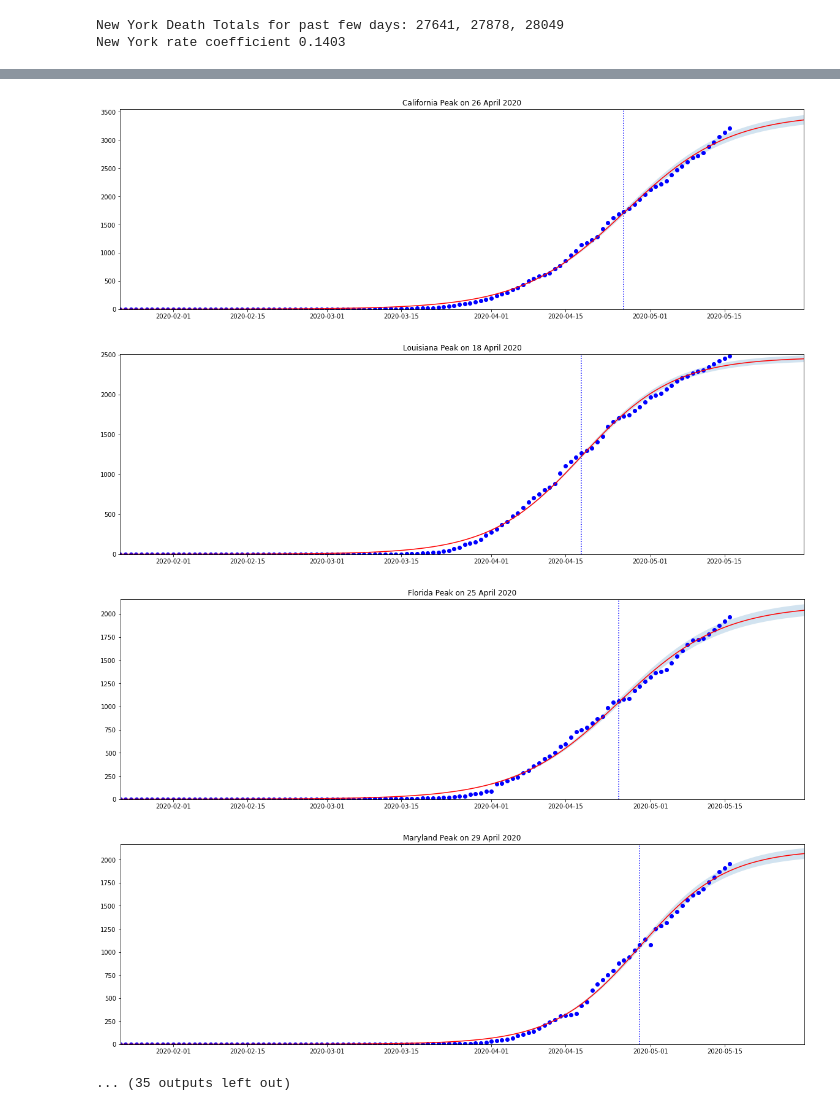
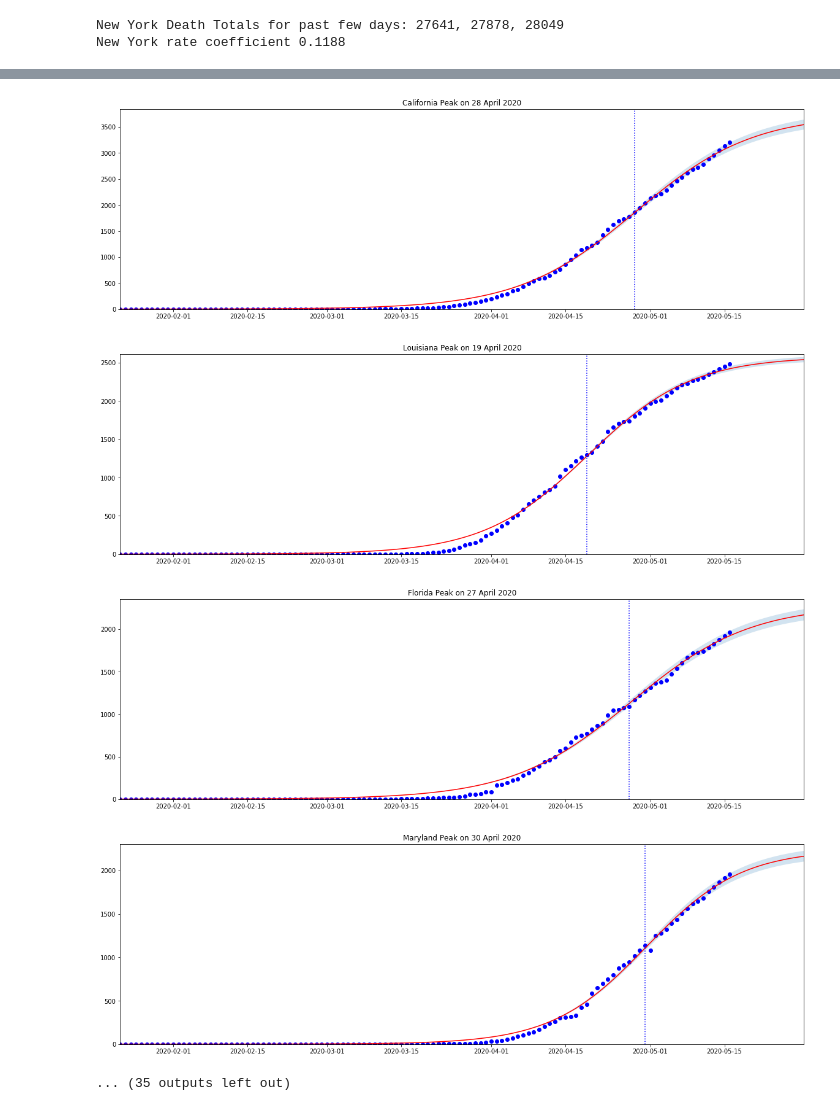
Before and after one commit to msb1/covid19-tracker-fitter, a Jupyter notebook: CovidFitter.ipynb, the cells around one changed output, grey strips where cells are left out. Drawn from its saved outputs; the diff is of its cells as text; code cells hidden in the pictures.

Commit message:
Update with fitter weights

```diff
--- a/CovidFitter.ipynb
+++ b/CovidFitter.ipynb
@@ -39,6 +39,8 @@ xdata = np.linspace(0, num_days - 1, num_days)  # x data for curve fit
 num_days_to_plot = 130
 xtest = np.linspace(0, num_days_to_plot - 1, num_days_to_plot)  # x data for plot and peak
 
+weights = xdata * xdata
+
 base = datetime.datetime(2020, 1, 22)
 arr = np.array([base + datetime.timedelta(days=i) for i in range(num_days_to_plot)])  # x data as dates for plots
 # %%
@@ -66,7 +68,7 @@ for state in states:
 
     ydata = us_deaths[state].values
     # print(state)
-    results = model.fit(ydata, params, x=xdata)
+    results = model.fit(ydata, params, x=xdata, weights=weights)
     a = results.params['a'].value
     # if state is New York, save 'a' parameter if needed to constrain other fits (with one less parameter)
     if state == 'New York':
@@ -131,4 +133,4 @@ for state in states:
         dupper = np.add(dupper, dsigmoid(xtest, a, b, c + conf))
 # %% [output]
 New York Death Totals for past few days: 27641, 27878, 28049
-New York rate coefficient 0.1403
+New York rate coefficient 0.1188
@@ -142,7 +144,7 @@ New York rate coefficient 0.1403
-[figure, old version]
+[figure, new version]
-[figure, old version]
+[figure, new version]
-[figure, old version]
+[figure, new version]
-[figure, old version]
+[figure, new version]
 ... (35 outputs left out)
 # %%
 current_total = deaths_us[latest_date].sum()
```
Also changed, not shown: parts of 2 cells of this notebook.
